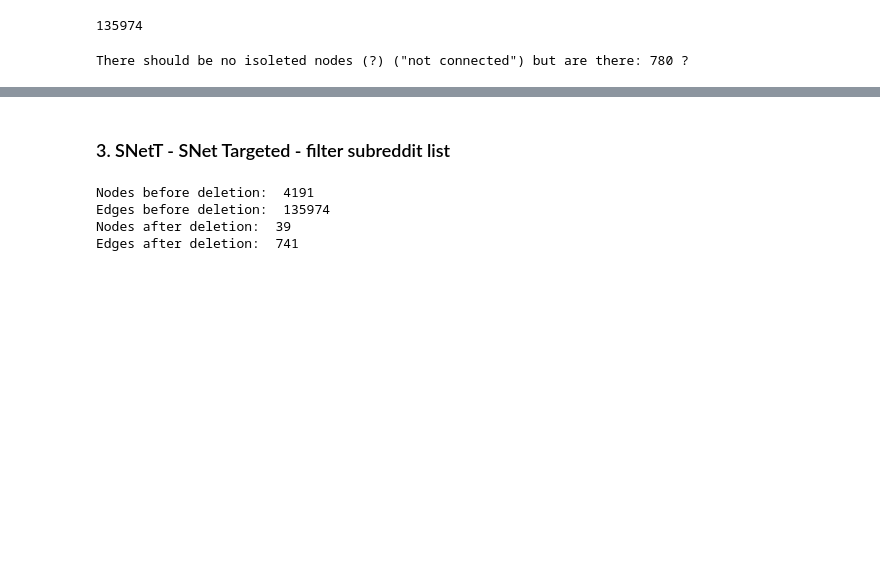
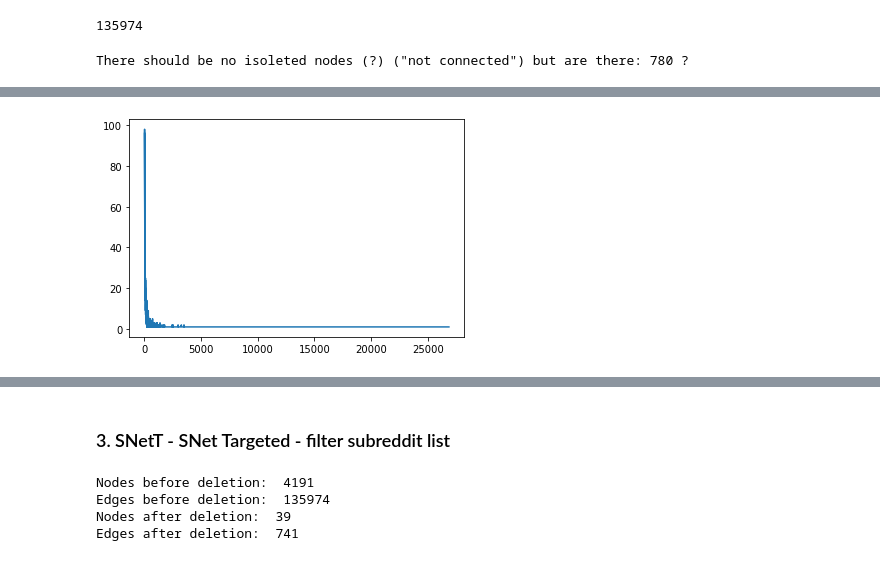
Before and after one commit to milicevicMarko/Reddit2008-Analysis, a Jupyter notebook: Network creation.ipynb, the cells around one changed output, grey strips where cells are left out. Cells and saved outputs as stored; diff of their text form; code cells hidden in the pictures; blank space fills up the shorter version.

```diff
--- a/Network creation.ipynb
+++ b/Network creation.ipynb
@@ -197 +257,6 @@ SNet but filters out edges with a weight under *w_threshold* limit
+# %%
+plt.plot(edge_map_keys[index_before_nlt100:], edge_map_values[index_before_nlt100:])
+plt.show()
+# %% [output]
+[figure, added]
 # %%
```
Also changed, not shown: parts of 20 cells of this notebook, 1 other file.
